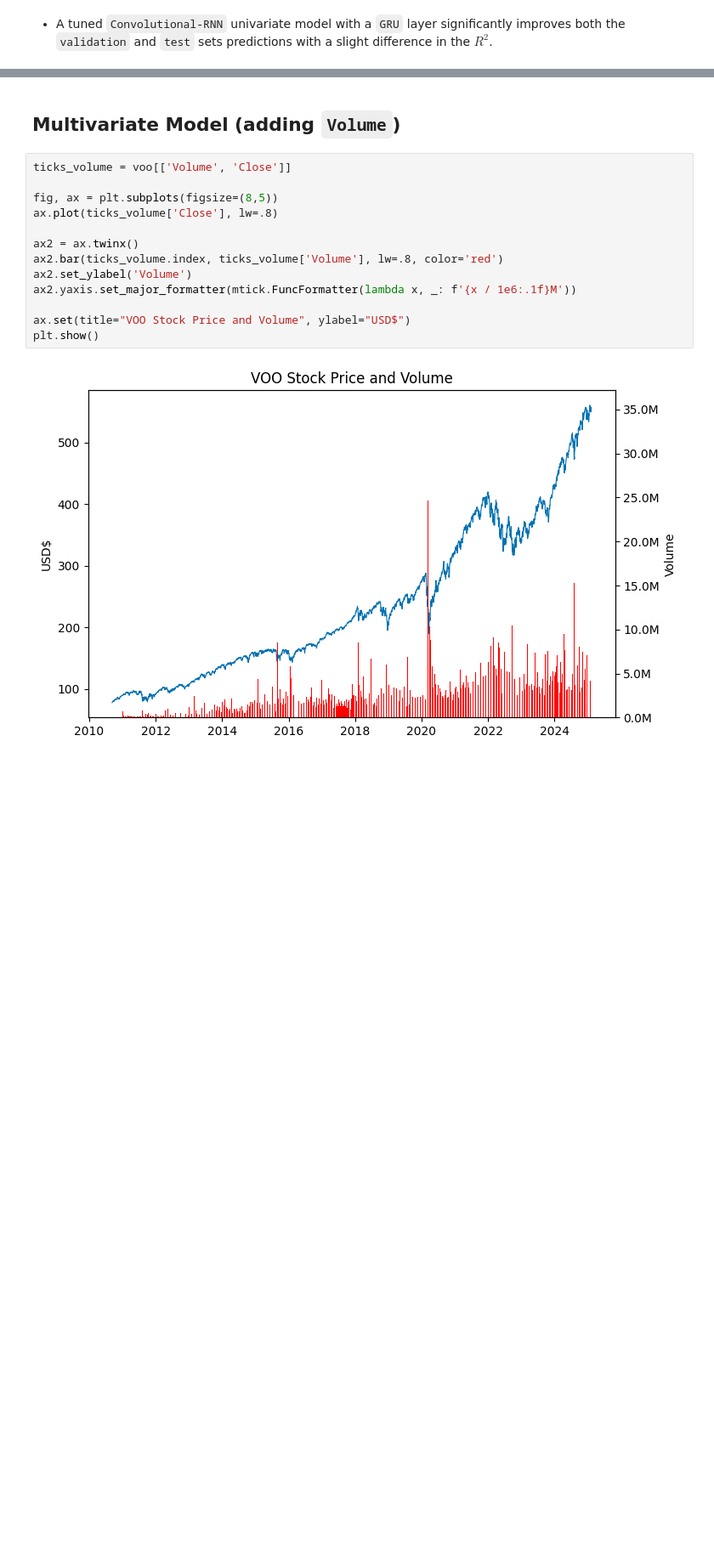
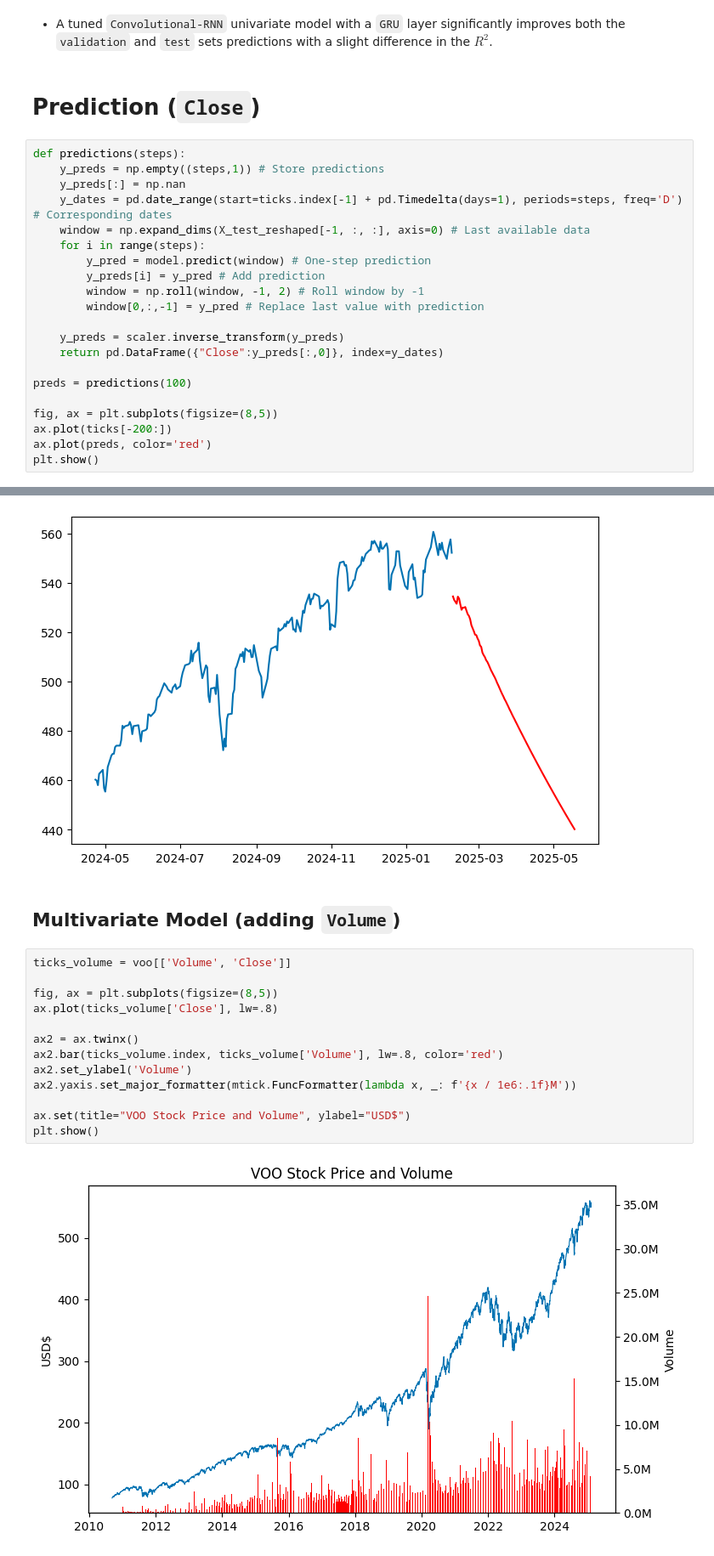
Before and after one commit to moscmh/portfolio, a Jupyter notebook: Time_Series/Tickers/voo.ipynb, the cells around one changed output, grey strips where cells are left out. Shown at 85% size. Cells and saved outputs as stored; diff of their text form; blank space fills up the shorter version.

```diff
--- a/Time_Series/Tickers/voo.ipynb
+++ b/Time_Series/Tickers/voo.ipynb
@@ -341,2 +341,26 @@ R2 score for test: 0.8616953261893452
 # %% [markdown]
 * A tuned `Convolutional-RNN` univariate model with a `GRU` layer significantly improves both the `validation` and `test` sets predictions with a slight difference in the $R^2$.
+# %% [markdown]
+# Prediction (`Close`)
+# %%
+def predictions(steps):
+    y_preds = np.empty((steps,1)) # Store predictions
+    y_preds[:] = np.nan
+    y_dates = pd.date_range(start=ticks.index[-1] + pd.Timedelta(days=1), periods=steps, freq='D') # Corresponding dates
+    window = np.expand_dims(X_test_reshaped[-1, :, :], axis=0) # Last available data
+    for i in range(steps):
+        y_pred = model.predict(window) # One-step prediction
+        y_preds[i] = y_pred # Add prediction
+        window = np.roll(window, -1, 2) # Roll window by -1
+        window[0,:,-1] = y_pred # Replace last value with prediction
+
+    y_preds = scaler.inverse_transform(y_preds)
+    return pd.DataFrame({"Close":y_preds[:,0]}, index=y_dates)
+
+preds = predictions(100)
+
+fig, ax = plt.subplots(figsize=(8,5))
+ax.plot(ticks[-200:])
+ax.plot(preds, color='red')
+plt.show()
+# %% [output]
@@ -343,3 +384,4 @@ R2 score for test: 0.8616953261893452
+[figure, added]
 # %% [markdown]
 ## Multivariate Model (adding `Volume`)
 # %%
```
Also changed, not shown: parts of 13 cells of this notebook.
